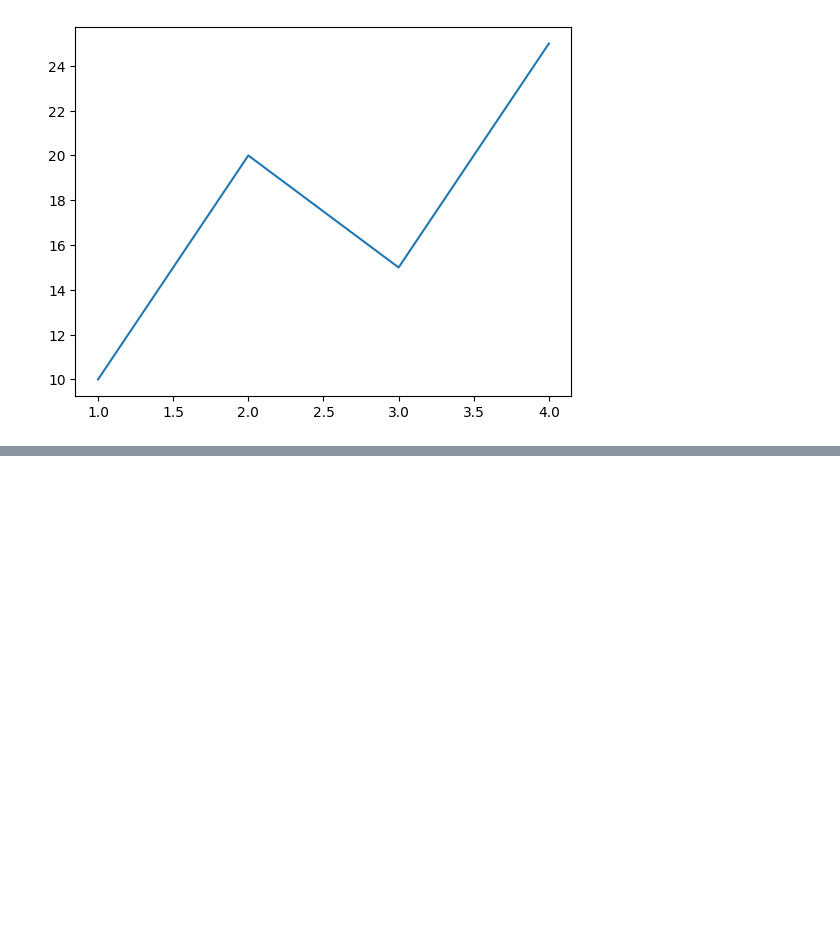
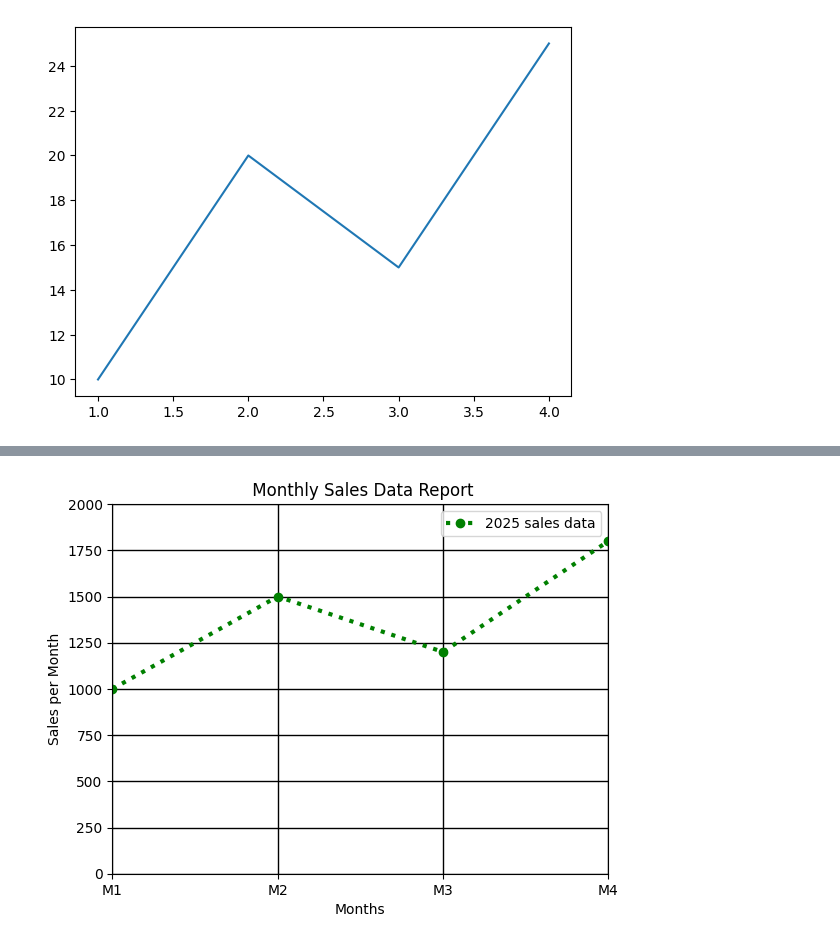
Before and after one commit to Harshittiwari2306/Matplotlib, a Jupyter notebook: Introduction.ipynb, the cells around one changed output, grey strips where cells are left out. Cells and saved outputs as stored; diff of their text form; code cells hidden in the pictures; blank space fills up the shorter version.

```diff
--- a/Introduction.ipynb
+++ b/Introduction.ipynb
@@ -11,0 +26,30 @@ plt.show()
+# %%
+# plt.plot(x, y colot = 'color name' , linestyle = 'line_style' linewidth = value , marker = 'marker symbol', label = 'label name' )
+# plt.xlabel
+
+import matplotlib.pyplot as plt
+
+months = [1, 2, 3, 4]
+sales = [1000, 1500, 1200, 1800]
+
+plt.plot(
+    months,
+    sales,
+    color='green',
+    linestyle=':',
+    linewidth=3,
+    marker='o',
+    label='2025 sales data'
+)
+
+plt.xlabel('Months')
+plt.ylabel('Sales per Month')
+plt.title(' Monthly Sales Data Report')
+plt.legend()
+plt.grid(color = 'black', linewidth = '1')
+plt.xlim(1,4)
+plt.ylim(0,2000)
+plt.xticks([1,2,3,4],['M1','M2','M3','M4'])
+plt.show()
+# %% [output]
+[figure, added]
```
Also changed, not shown: parts of 4 cells of this notebook.
